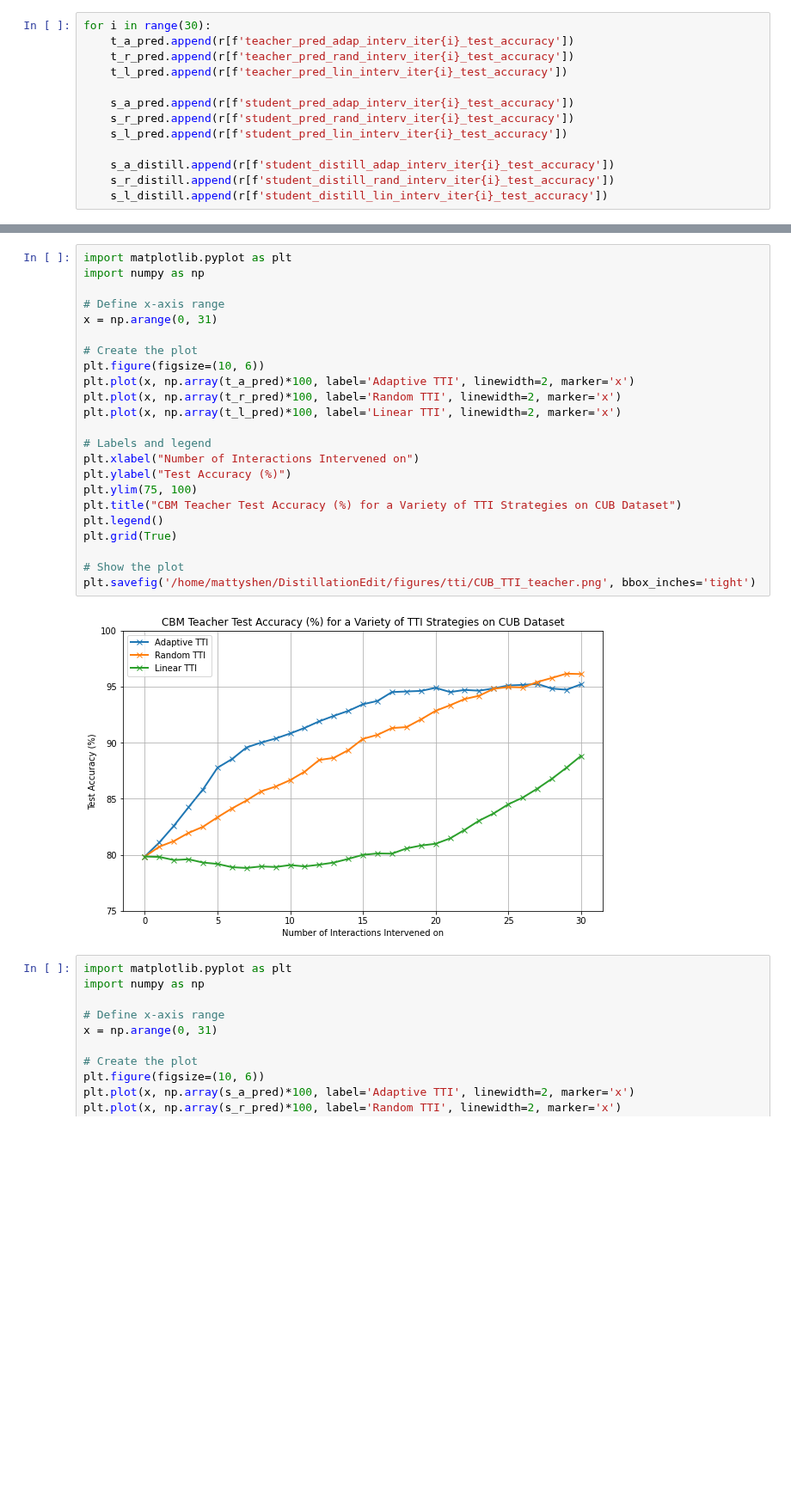
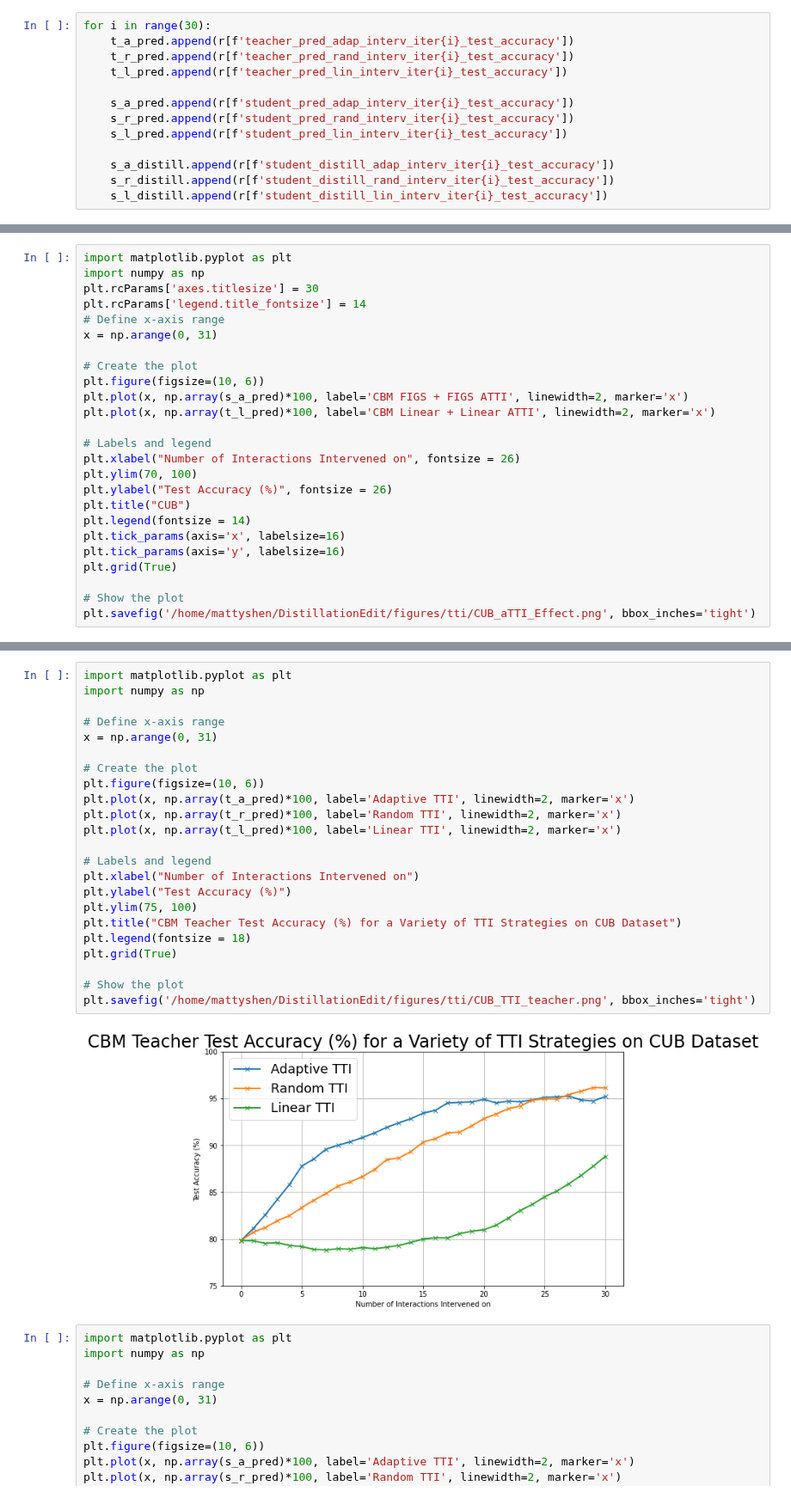
Before and after one commit to mattyshen/adaptiveTTI, a Jupyter notebook: experiments/tti_cub.ipynb, the cells around one changed output, grey strips where cells are left out. Shown at 86% size. Saved outputs shown, nothing was run; the diff lists cells and outputs as text; blank space fills up the shorter version.

```diff
--- a/experiments/tti_cub.ipynb
+++ b/experiments/tti_cub.ipynb
@@ -513,0 +531,25 @@ for i in range(30):
+# %%
+import matplotlib.pyplot as plt
+import numpy as np
+plt.rcParams['axes.titlesize'] = 30
+plt.rcParams['legend.title_fontsize'] = 14
+# Define x-axis range
+x = np.arange(0, 31)
+
+# Create the plot
+plt.figure(figsize=(10, 6))
+plt.plot(x, np.array(s_a_pred)*100, label='CBM FIGS + FIGS ATTI', linewidth=2, marker='x')
+plt.plot(x, np.array(t_l_pred)*100, label='CBM Linear + Linear ATTI', linewidth=2, marker='x')
+
+# Labels and legend
+plt.xlabel("Number of Interactions Intervened on", fontsize = 26)
+plt.ylim(70, 100)
+plt.ylabel("Test Accuracy (%)", fontsize = 26)
+plt.title("CUB")
+plt.legend(fontsize = 14)
+plt.tick_params(axis='x', labelsize=16)
+plt.tick_params(axis='y', labelsize=16)
+plt.grid(True)
+
+# Show the plot
+plt.savefig('/home/mattyshen/DistillationEdit/figures/tti/CUB_aTTI_Effect.png', bbox_inches='tight')
@@ -514,28 +585,28 @@ for i in range(30):
 # %%
 import matplotlib.pyplot as plt
 import numpy as np
 
 # Define x-axis range
 x = np.arange(0, 31)
 
 # Create the plot
 plt.figure(figsize=(10, 6))
 plt.plot(x, np.array(t_a_pred)*100, label='Adaptive TTI', linewidth=2, marker='x')
 plt.plot(x, np.array(t_r_pred)*100, label='Random TTI', linewidth=2, marker='x')
 plt.plot(x, np.array(t_l_pred)*100, label='Linear TTI', linewidth=2, marker='x')
 
 # Labels and legend
 plt.xlabel("Number of Interactions Intervened on")
 plt.ylabel("Test Accuracy (%)")
 plt.ylim(75, 100)
 plt.title("CBM Teacher Test Accuracy (%) for a Variety of TTI Strategies on CUB Dataset")
-plt.legend()
+plt.legend(fontsize = 18)
 plt.grid(True)
 
 # Show the plot
 plt.savefig('/home/mattyshen/DistillationEdit/figures/tti/CUB_TTI_teacher.png', bbox_inches='tight')
 # %% [output]
-[figure, old version]
+[figure, new version]
 # %%
 import matplotlib.pyplot as plt
 import numpy as np
```
Also changed, not shown: parts of 4 cells of this notebook, 20 other files.
